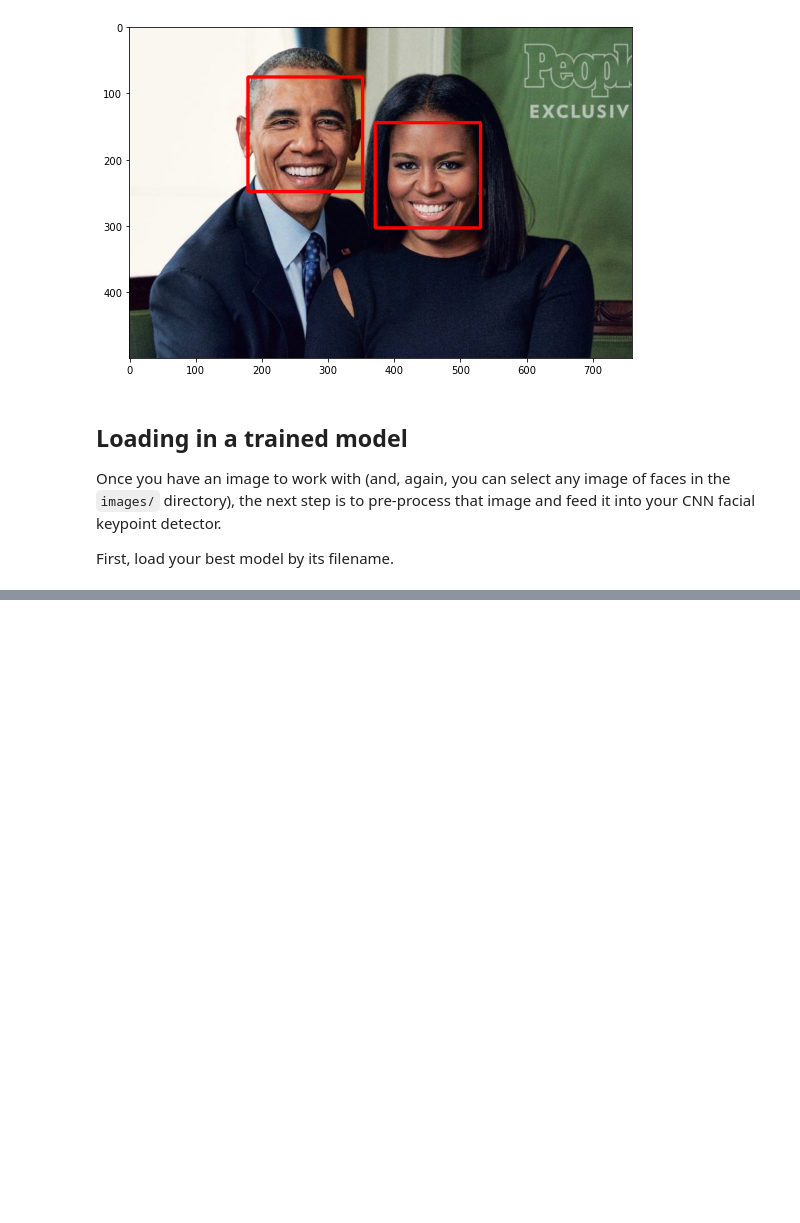
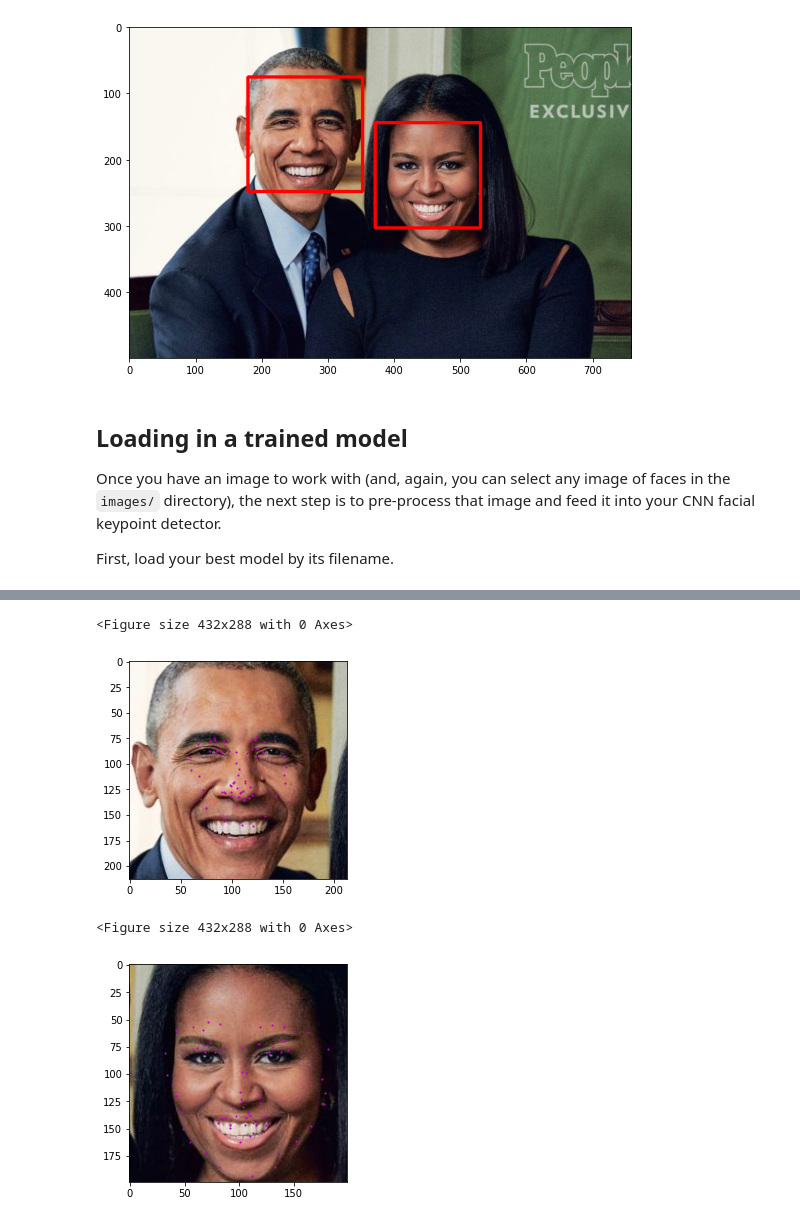
Before and after one commit to MarkRoy8888/P1_Facial_Keypoints, a Jupyter notebook: 3. Facial Keypoint Detection, Complete Pipeline.ipynb, the cells around one changed output, grey strips where cells are left out. Cells and saved outputs as stored; diff of their text form; code cells hidden in the pictures; blank space fills up the shorter version.

```diff
--- a/3. Facial Keypoint Detection, Complete Pipeline.ipynb
+++ b/3. Facial Keypoint Detection, Complete Pipeline.ipynb
@@ -83,6 +83,9 @@ net = Net()
 ## TODO: load the best saved model parameters (by your path name)
 ## You'll need to un-comment the line below and add the correct name for *your* saved model
 # net.load_state_dict(torch.load('saved_models/keypoints_model_1.pt'))
+net.load_state_dict(torch.load('saved_models/keypoints_model_1.pt'))
 
 ## print out your net and prepare it for testing (uncomment the line below)
+net.eval()
+## print out your net and prepare it for testing (uncomment the line below)
 # net.eval()
@@ -107,24 +128,52 @@ You may find it useful to consult to transformation code in `data_load.py` to he
 After each face has been appropriately converted into an input Tensor for your network to see as input, you'll wrap that Tensor in a Variable() and can apply your `net` to each face. The ouput should be the predicted the facial keypoints. These keypoints will need to be "un-normalized" for display, and you may find it helpful to write a helper function like `show_keypoints`. You should end up with an image like the following with facial keypoints that closely match the facial features on each individual face:
 
 <img src='images/michelle_detected.png' width=30% height=30%/>
+# %%
+def show_all_keypoints(image, predicted_key_pts):
+    """Show image with predicted keypoints"""
+    # image is grayscale
+    plt.figure()
+    plt.imshow(image, cmap='gray')
+    plt.scatter(predicted_key_pts[:, 0], predicted_key_pts[:, 1], s=5, marker='.', c='m')
 # %%
 image_copy = np.copy(image)
-
 # loop over the detected faces from your haar cascade
 for (x,y,w,h) in faces:
-
     # Select the region of interest that is the face in the image
-    roi = image_copy[y:y+h, x:x+w]
-
+    roi = image_copy[y-20:y+h+20, x-20:x+w+20]
+    width_roi = roi.shape[1] # needed later for scaling keypoints
+    height_roi = roi.shape[0] # needed later for scaling keypoints
+    roi_copy = np.copy(roi)
     ## TODO: Convert the face region from RGB to grayscale
-
+    roi = cv2.cvtColor(roi, cv2.COLOR_RGB2GRAY)
     ## TODO: Normalize the grayscale image so that its color range falls in [0,1] instead of [0,255]
-
+    roi = roi/255.0
     ## TODO: Rescale the detected face to be the expected square size for your CNN (224x224, suggested)
-
+    roi = cv2.resize(roi, (224, 224))  # resize the image to get a square 96*96 image.
+    roi = np.reshape(roi,(224, 224, 1)) # reshape after rescaling to add the third color dimension.
     ## TODO: Reshape the numpy image shape (H x W x C) into a torch image shape (C x H x W)
-
+    roi = roi.transpose(2, 0, 1)
     ## TODO: Make facial keypoint predictions using your loaded, trained network
     ## perform a forward pass to get the predicted facial keypoints
+    roi = torch.from_numpy(roi).type(torch.FloatTensor)
+    roi = roi.unsqueeze(0)
+    ## TODO: Display each detected face and the corresponding keypoints
+    keypoints = net(roi)
+    keypoints = keypoints.view(68, 2)
+    # Using helper function for display as defined previously.
+    # Undo the transformations performed on the facial keypoints
+    keypoints = keypoints.data.numpy()
+    keypoints = keypoints*30.0 +50
 
     ## TODO: Display each detected face and the corresponding keypoints
+    keypoints = keypoints * (width_roi / 112, height_roi / 112) # scale the keypoints to match the size of the output display.
+    plt.figure()
+    ## TODO: Display each detected face and the corresponding keypoints
+
+    show_all_keypoints(roi_copy,keypoints)
+    plt.show()
+# %% [output]
+<Figure size 432x288 with 0 Axes>
+[figure, added]
+<Figure size 432x288 with 0 Axes>
+[figure, added]
```
Also changed, not shown: parts of 1 cell of this notebook, 3 other files.
